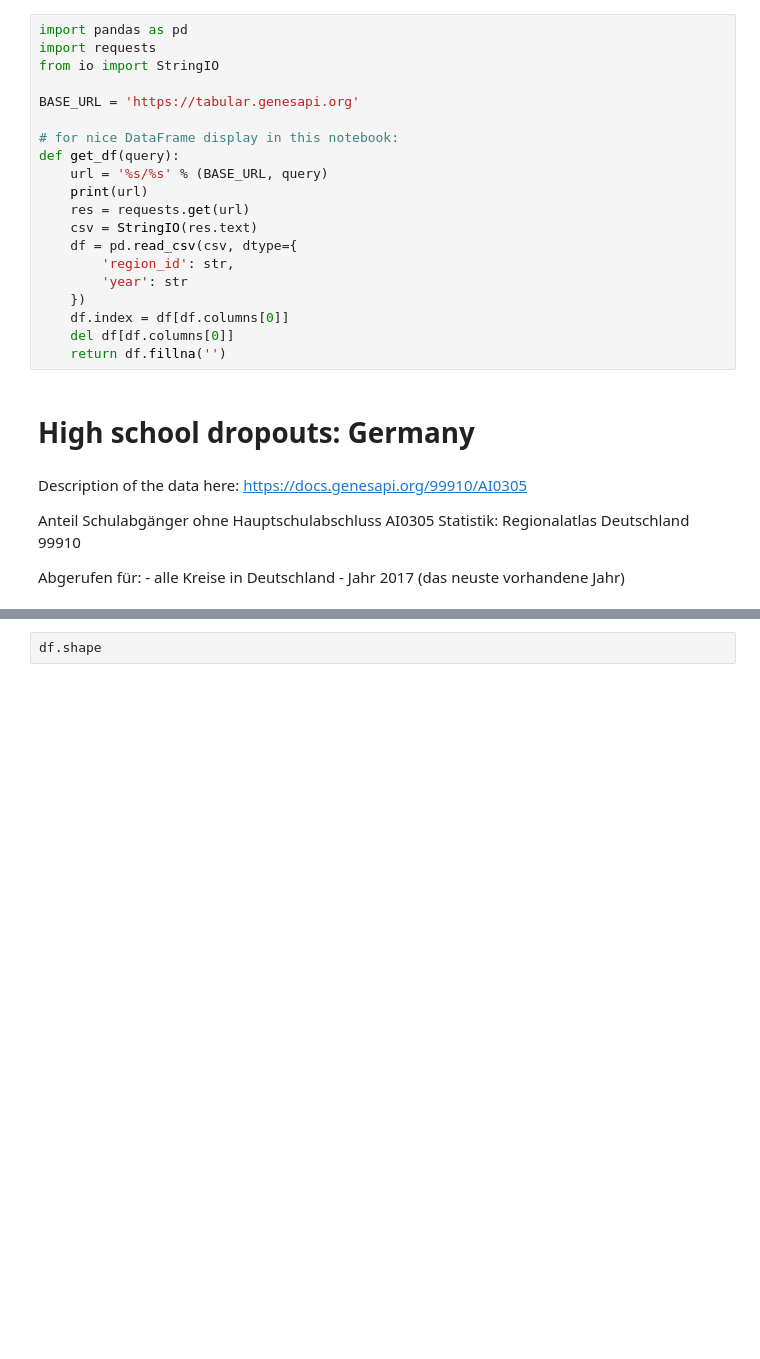
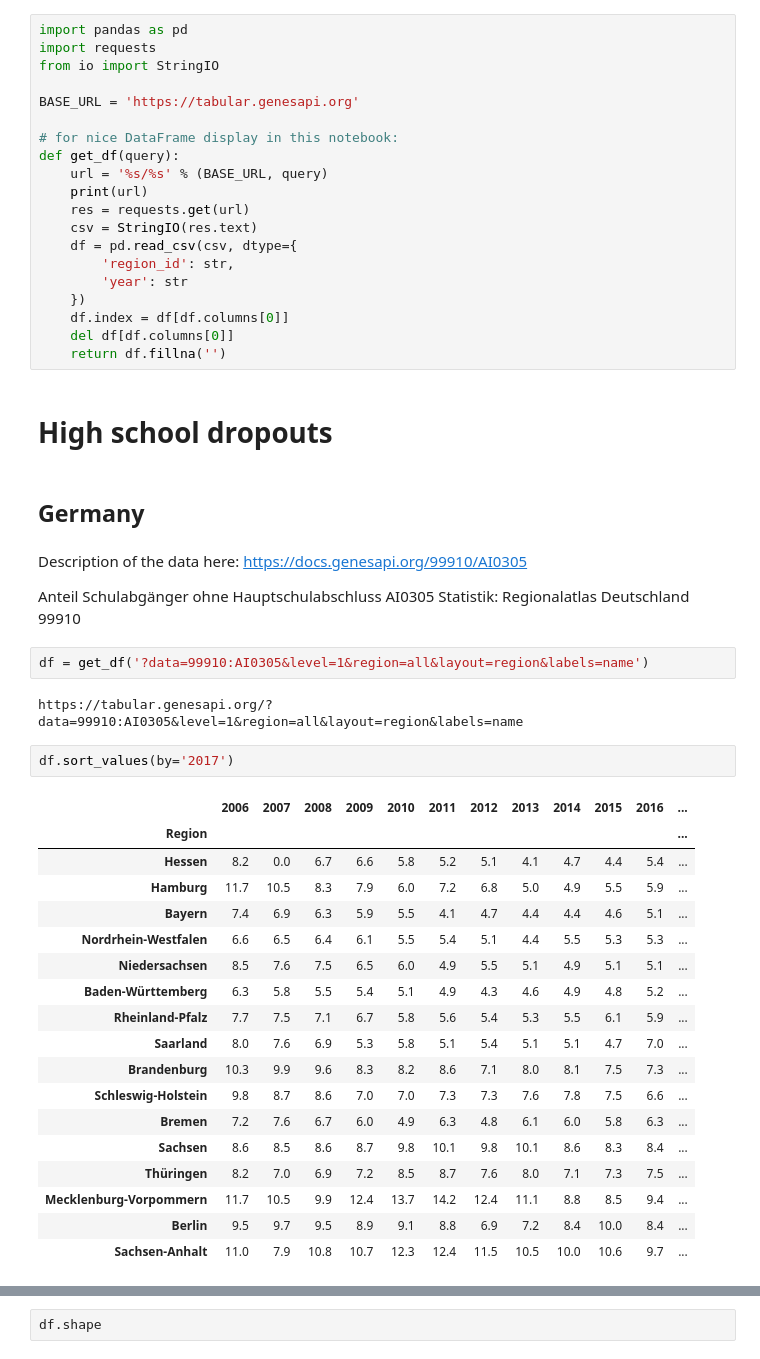
Before and after one commit to datenguide/genesapi-tabular, a Jupyter notebook: education_example.ipynb, the cells around one changed output, grey strips where cells are left out. Drawn from its saved outputs; the diff is of its cells as text; blank space fills up the shorter version.

```diff
--- a/education_example.ipynb
+++ b/education_example.ipynb
@@ -22,14 +22,37 @@ def get_df(query):
     del df[df.columns[0]]
     return df.fillna('')
 # %% [markdown]
-# High school dropouts: Germany
+# High school dropouts
+# %% [markdown]
+## Germany
 # %% [markdown]
 Description of the data here:
     https://docs.genesapi.org/99910/AI0305
 
 Anteil Schulabgänger ohne Hauptschulabschluss AI0305
 Statistik: Regionalatlas Deutschland 99910
-
-Abgerufen für:
-    - alle Kreise in Deutschland
-    - Jahr 2017 (das neuste vorhandene Jahr)
+# %%
+df = get_df('?data=99910:AI0305&level=1&region=all&layout=region&labels=name')
+# %% [output]
+https://tabular.genesapi.org/?data=99910:AI0305&level=1&region=all&layout=region&labels=name
+# %%
+df.sort_values(by='2017')
+# %% [output]
+|  | 2006 | 2007 | 2008 | 2009 | 2010 | 2011 | 2012 | 2013 | 2014 | 2015 | 2016 | ... |
+| Region |  |  |  |  |  |  |  |  |  |  |  | ... |
+| Hessen | 8.2 | 0.0 | 6.7 | 6.6 | 5.8 | 5.2 | 5.1 | 4.1 | 4.7 | 4.4 | 5.4 | ... |
+| Hamburg | 11.7 | 10.5 | 8.3 | 7.9 | 6.0 | 7.2 | 6.8 | 5.0 | 4.9 | 5.5 | 5.9 | ... |
+| Bayern | 7.4 | 6.9 | 6.3 | 5.9 | 5.5 | 4.1 | 4.7 | 4.4 | 4.4 | 4.6 | 5.1 | ... |
+| Nordrhein-Westfalen | 6.6 | 6.5 | 6.4 | 6.1 | 5.5 | 5.4 | 5.1 | 4.4 | 5.5 | 5.3 | 5.3 | ... |
+| Niedersachsen | 8.5 | 7.6 | 7.5 | 6.5 | 6.0 | 4.9 | 5.5 | 5.1 | 4.9 | 5.1 | 5.1 | ... |
+| Baden-Württemberg | 6.3 | 5.8 | 5.5 | 5.4 | 5.1 | 4.9 | 4.3 | 4.6 | 4.9 | 4.8 | 5.2 | ... |
+| Rheinland-Pfalz | 7.7 | 7.5 | 7.1 | 6.7 | 5.8 | 5.6 | 5.4 | 5.3 | 5.5 | 6.1 | 5.9 | ... |
+| Saarland | 8.0 | 7.6 | 6.9 | 5.3 | 5.8 | 5.1 | 5.4 | 5.1 | 5.1 | 4.7 | 7.0 | ... |
+| Brandenburg | 10.3 | 9.9 | 9.6 | 8.3 | 8.2 | 8.6 | 7.1 | 8.0 | 8.1 | 7.5 | 7.3 | ... |
+| Schleswig-Holstein | 9.8 | 8.7 | 8.6 | 7.0 | 7.0 | 7.3 | 7.3 | 7.6 | 7.8 | 7.5 | 6.6 | ... |
+| Bremen | 7.2 | 7.6 | 6.7 | 6.0 | 4.9 | 6.3 | 4.8 | 6.1 | 6.0 | 5.8 | 6.3 | ... |
+| Sachsen | 8.6 | 8.5 | 8.6 | 8.7 | 9.8 | 10.1 | 9.8 | 10.1 | 8.6 | 8.3 | 8.4 | ... |
+| Thüringen | 8.2 | 7.0 | 6.9 | 7.2 | 8.5 | 8.7 | 7.6 | 8.0 | 7.1 | 7.3 | 7.5 | ... |
+| Mecklenburg-Vorpommern | 11.7 | 10.5 | 9.9 | 12.4 | 13.7 | 14.2 | 12.4 | 11.1 | 8.8 | 8.5 | 9.4 | ... |
+| Berlin | 9.5 | 9.7 | 9.5 | 8.9 | 9.1 | 8.8 | 6.9 | 7.2 | 8.4 | 10.0 | 8.4 | ... |
+| Sachsen-Anhalt | 11.0 | 7.9 | 10.8 | 10.7 | 12.3 | 12.4 | 11.5 | 10.5 | 10.0 | 10.6 | 9.7 | ... |
```
Also changed, not shown: parts of 6 cells of this notebook.
